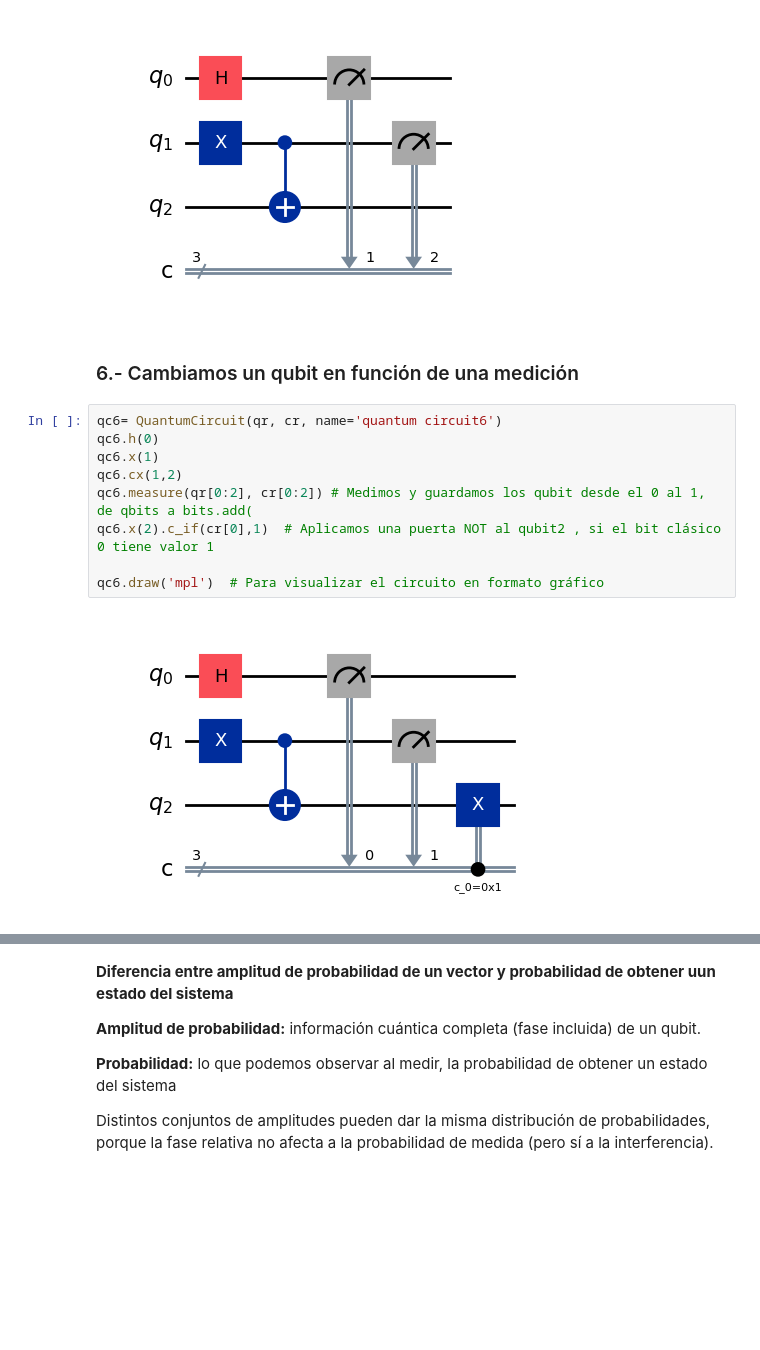
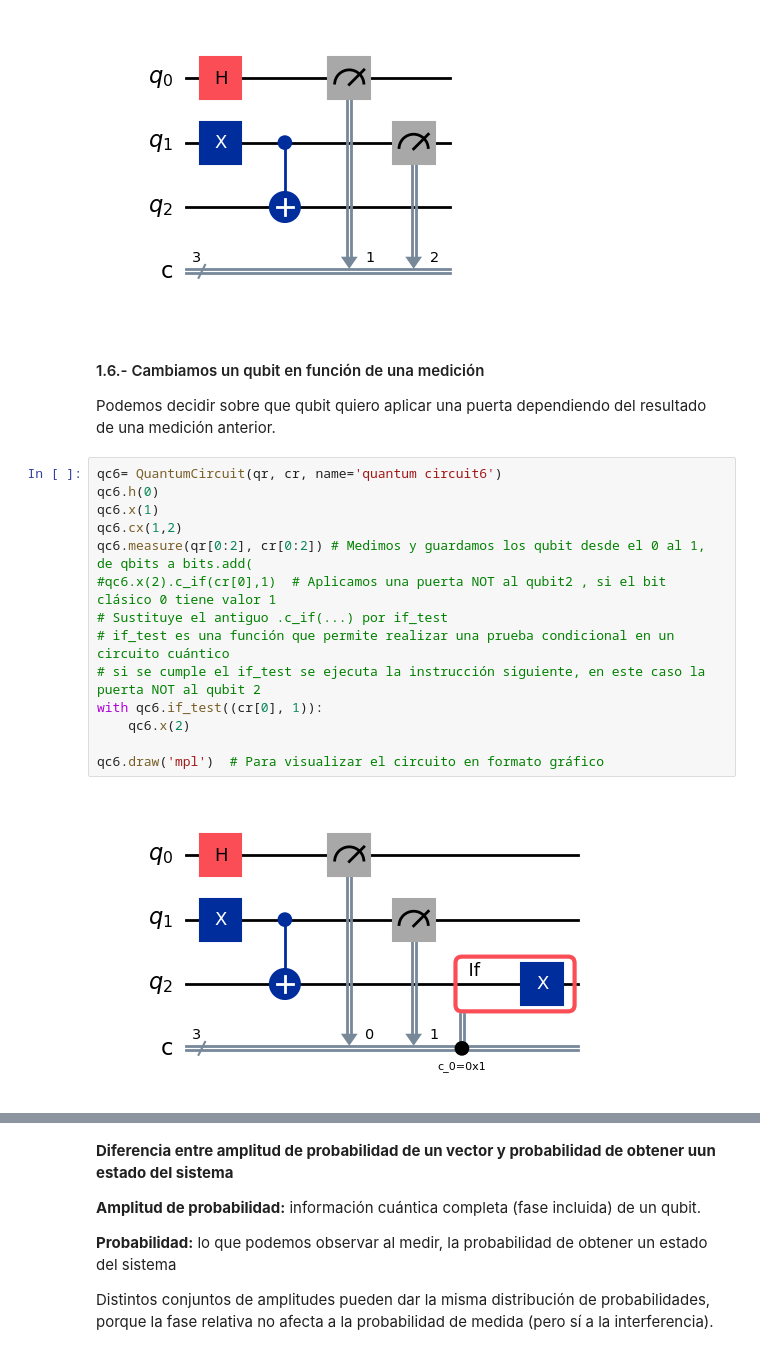
Before and after one commit to imardiego/pruebasQiskit, a Jupyter notebook: 0.-ConceptosBasicosQiskit.ipynb, the cells around one changed output, grey strips where cells are left out. Cells and saved outputs as stored; diff of their text form; blank space fills up the shorter version.

```diff
--- a/0.-ConceptosBasicosQiskit.ipynb
+++ b/0.-ConceptosBasicosQiskit.ipynb
@@ -168,16 +179,23 @@ qc5.draw('mpl')  # Para visualizar el circuito en formato gráfico
 # %% [output]
 [figure]
 # %% [markdown]
-### 6.- Cambiamos un qubit en función de una medición
+#### 1.6.- Cambiamos un qubit en función de una medición
+
+Podemos decidir sobre que qubit quiero aplicar una puerta dependiendo del resultado de una medición anterior.
 # %%
 qc6= QuantumCircuit(qr, cr, name='quantum circuit6')
 qc6.h(0)
 qc6.x(1)
 qc6.cx(1,2)
 qc6.measure(qr[0:2], cr[0:2]) # Medimos y guardamos los qubit desde el 0 al 1, de qbits a bits.add(
-qc6.x(2).c_if(cr[0],1)  # Aplicamos una puerta NOT al qubit2 , si el bit clásico 0 tiene valor 1
+#qc6.x(2).c_if(cr[0],1)  # Aplicamos una puerta NOT al qubit2 , si el bit clásico 0 tiene valor 1
+# Sustituye el antiguo .c_if(...) por if_test
+# if_test es una función que permite realizar una prueba condicional en un circuito cuántico
+# si se cumple el if_test se ejecuta la instrucción siguiente, en este caso la puerta NOT al qubit 2
+with qc6.if_test((cr[0], 1)):
+    qc6.x(2)
 
 qc6.draw('mpl')  # Para visualizar el circuito en formato gráfico
 # %% [output]
-[figure, old version]
+[figure, new version]
 # %% [markdown]
```
Also changed, not shown: parts of 17 cells of this notebook, 4 other files.
